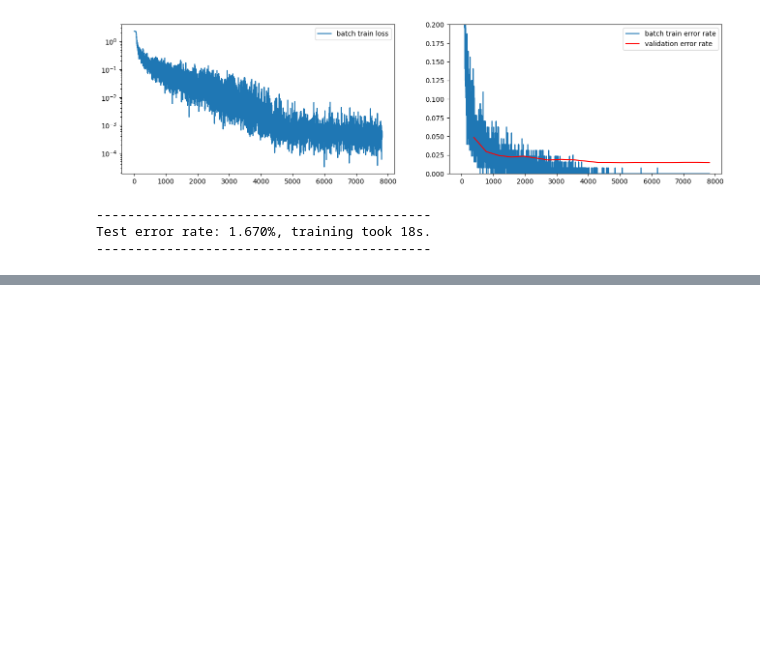
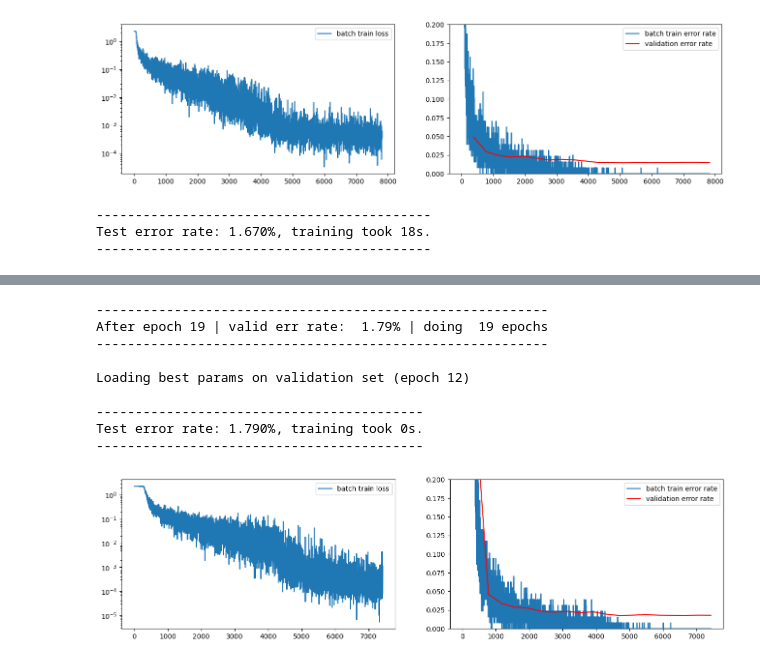
Before and after one commit to dmika1234/dl_uwr, a Jupyter notebook: Assignments/Assignment2/colab_run.ipynb, the cells around one changed output, grey strips where cells are left out. Cells and saved outputs as stored; diff of their text form; code cells hidden in the pictures; blank space fills up the shorter version.

```diff
--- a/Assignments/Assignment2/colab_run.ipynb
+++ b/Assignments/Assignment2/colab_run.ipynb
@@ -93,0 +160,46 @@ Test error rate: 1.670%, training took 18s.
+# %%
+class Dropout(torch.nn.Module):
+    def __init__(self, dropout_prob):
+        super(Dropout, self).__init__()
+        self.dropout_prob = dropout_prob
+
+    def forward(self, x):
+        if not self.training:
+            return x
+        mask = torch.rand(x.shape) > self.dropout_prob
+        mask = mask.float().to(x.device)
+        x = x * mask / (1 - self.dropout_prob)
+        return x
+# %%
+model = Model(nn.Linear(28 * 28, hidden_neurons),
+              nn.ReLU(),
+              nn.Linear(hidden_neurons, hidden_neurons),
+              Dropout(0.1),
+              nn.ReLU(),
+              nn.Linear(hidden_neurons, hidden_neurons),
+              Dropout(0.1),
+              nn.ReLU(),
+              nn.Linear(hidden_neurons, 10))
+model.init_params_xavier(gain=gain)
+# %%
+val_err = SGD(model, mnist_loaders,
+    alpha=alpha, epsilon=epsilon, lr_schedule=lr_schedule, decay=decay,
+    max_num_epochs=max_num_epochs, device=device)
+test_err_rate = compute_error_rate(model, mnist_loaders["test"])
+m = (
+    f"Test error rate: {test_err_rate * 100.0:.3f}%, "
+    f"training took {0:.0f}s."
+)
+print("{0}\n{1}\n{0}".format("-" * len(m), m))
+##
+# %% [output]
+----------------------------------------------------------
+After epoch 19 | valid err rate:  1.79% | doing  19 epochs
+----------------------------------------------------------
+
+Loading best params on validation set (epoch 12)
+
+------------------------------------------
+Test error rate: 1.790%, training took 0s.
+------------------------------------------
+[figure, added]
```
Also changed, not shown: parts of 10 cells of this notebook.
